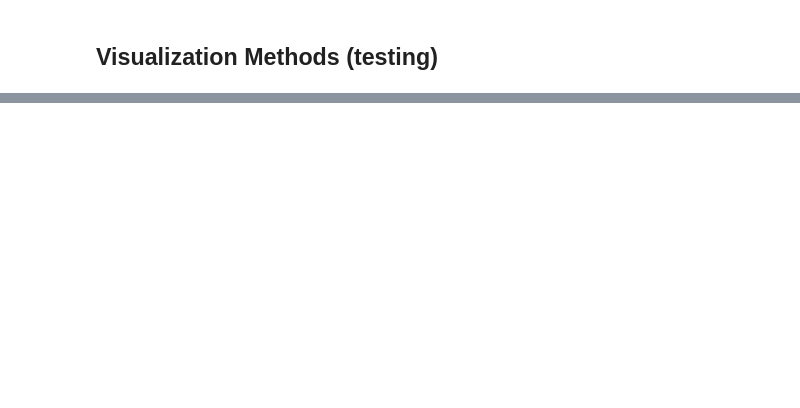
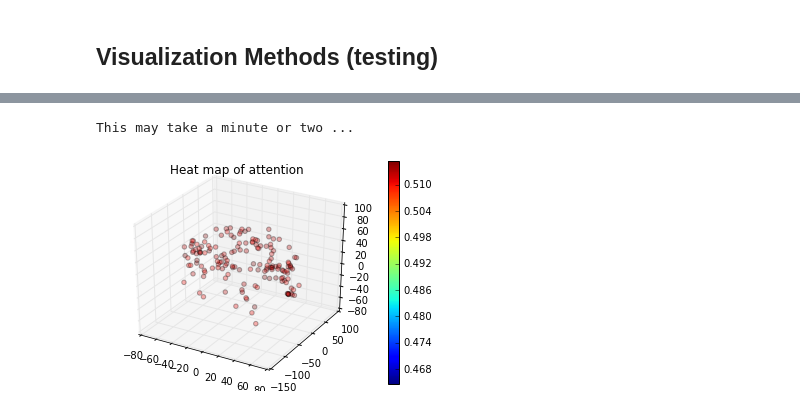
Before and after one commit to voytekresearch/nsaba, a Jupyter notebook: notebooks/testing/testing_nsaba.ipynb, the cells around one changed output, grey strips where cells are left out. Drawn from its saved outputs; the diff is of its cells as text; code cells hidden in the pictures; blank space fills up the shorter version.

```diff
--- a/notebooks/testing/testing_nsaba.ipynb
+++ b/notebooks/testing/testing_nsaba.ipynb
@@ -131,0 +162,5 @@ visualize_ns('attention')
+# %%
+NV.visualize_ns('attention', alpha=.3)
+# %% [output]
+This may take a minute or two ...
+[figure, added]
```
Also changed, not shown: parts of 13 cells of this notebook, 5 other files.
